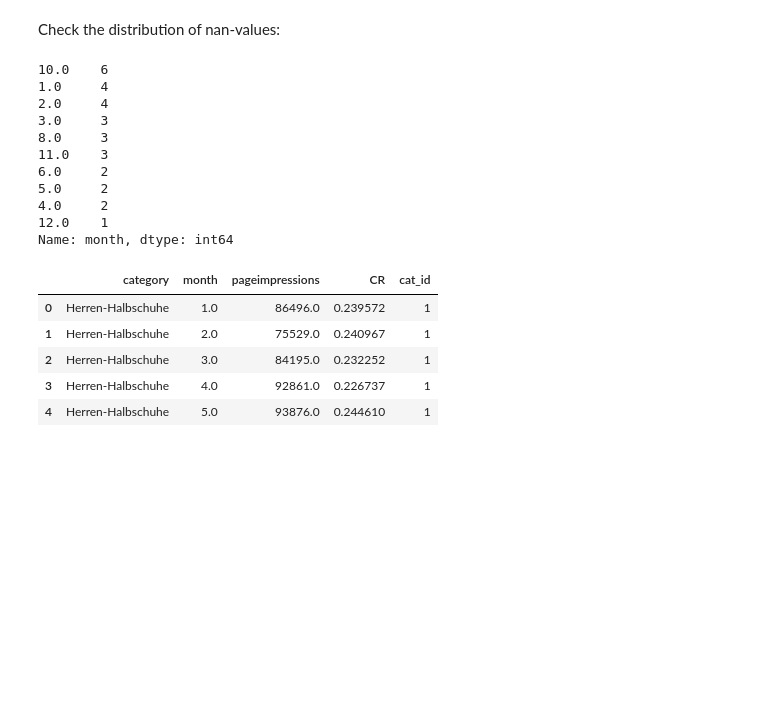
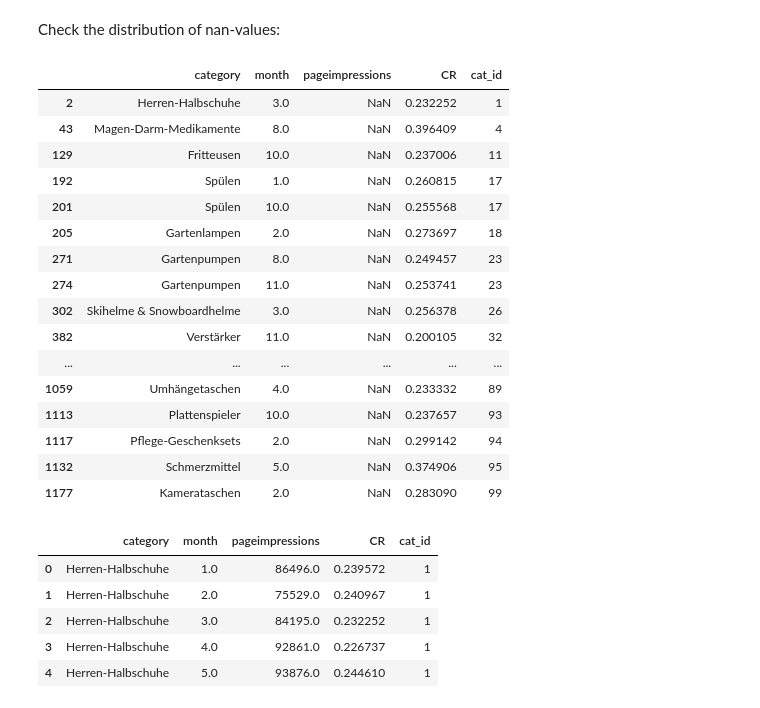
Before and after one commit to to-schi/seasonality-clustering, a Jupyter notebook: seasonality_clustering.ipynb, the cells around one changed output. Cells and saved outputs as stored; diff of their text form; code cells hidden in the pictures; blank space fills up the shorter version.

```diff
--- a/seasonality_clustering.ipynb
+++ b/seasonality_clustering.ipynb
@@ -78,19 +78,25 @@ memory usage: 47.0+ KB
 # %% [markdown]
 Check the distribution of nan-values:
 # %%
-data.loc[data['pageimpressions'].isna(), :]['month'].value_counts()
+data.loc[data['pageimpressions'].isna()]
 # %% [output]
-10.0    6
-1.0     4
-2.0     4
-3.0     3
-8.0     3
-11.0    3
-6.0     2
-5.0     2
-4.0     2
-12.0    1
-Name: month, dtype: int64
+|  | category | month | pageimpressions | CR | cat_id |
+| 2 | Herren-Halbschuhe | 3.0 | NaN | 0.232252 | 1 |
+| 43 | Magen-Darm-Medikamente | 8.0 | NaN | 0.396409 | 4 |
+| 129 | Fritteusen | 10.0 | NaN | 0.237006 | 11 |
+| 192 | Spülen | 1.0 | NaN | 0.260815 | 17 |
+| 201 | Spülen | 10.0 | NaN | 0.255568 | 17 |
+| 205 | Gartenlampen | 2.0 | NaN | 0.273697 | 18 |
+| 271 | Gartenpumpen | 8.0 | NaN | 0.249457 | 23 |
+| 274 | Gartenpumpen | 11.0 | NaN | 0.253741 | 23 |
+| 302 | Skihelme & Snowboardhelme | 3.0 | NaN | 0.256378 | 26 |
+| 382 | Verstärker | 11.0 | NaN | 0.200105 | 32 |
+| ... | ... | ... | ... | ... | ... |
+| 1059 | Umhängetaschen | 4.0 | NaN | 0.233332 | 89 |
+| 1113 | Plattenspieler | 10.0 | NaN | 0.237657 | 93 |
+| 1117 | Pflege-Geschenksets | 2.0 | NaN | 0.299142 | 94 |
+| 1132 | Schmerzmittel | 5.0 | NaN | 0.374906 | 95 |
+| 1177 | Kamerataschen | 2.0 | NaN | 0.283090 | 99 |
 # %%
 # impute nan-values with mean of neighbouring values:
 data.interpolate(inplace=True)
```
Also changed, not shown: parts of 8 cells of this notebook.
